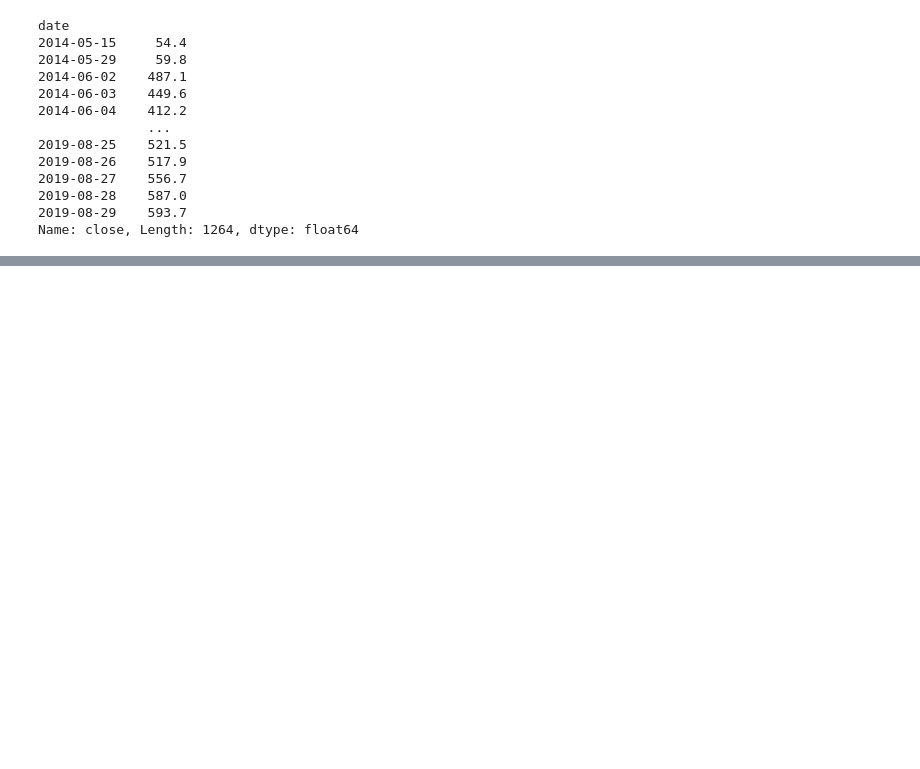
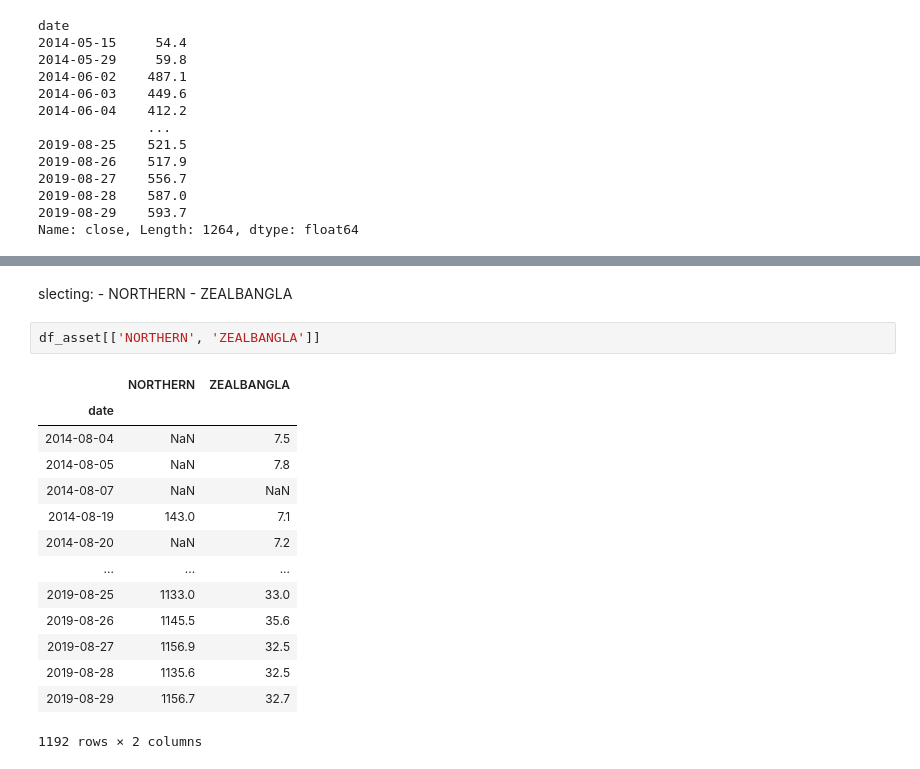
Before and after one commit to kalam360/dse-stock-analysis, a Jupyter notebook: sy-portfolio/analysis-starting-point.ipynb, the cells around one changed output, grey strips where cells are left out. Cells and saved outputs as stored; diff of their text form; blank space fills up the shorter version.

```diff
--- a/sy-portfolio/analysis-starting-point.ipynb
+++ b/sy-portfolio/analysis-starting-point.ipynb
@@ -239,0 +257,21 @@ Name: close, Length: 1264, dtype: float64
+# %% [markdown]
+slecting:
+    - NORTHERN
+    - ZEALBANGLA
+# %%
+df_asset[['NORTHERN', 'ZEALBANGLA']]
+# %% [output]
+|  | NORTHERN | ZEALBANGLA |
+| date |  |  |
+| 2014-08-04 | NaN | 7.5 |
+| 2014-08-05 | NaN | 7.8 |
+| 2014-08-07 | NaN | NaN |
+| 2014-08-19 | 143.0 | 7.1 |
+| 2014-08-20 | NaN | 7.2 |
+| ... | ... | ... |
+| 2019-08-25 | 1133.0 | 33.0 |
+| 2019-08-26 | 1145.5 | 35.6 |
+| 2019-08-27 | 1156.9 | 32.5 |
+| 2019-08-28 | 1135.6 | 32.5 |
+| 2019-08-29 | 1156.7 | 32.7 |
+1192 rows × 2 columns
```
Also changed, not shown: parts of 9 cells of this notebook, 3 other files.
